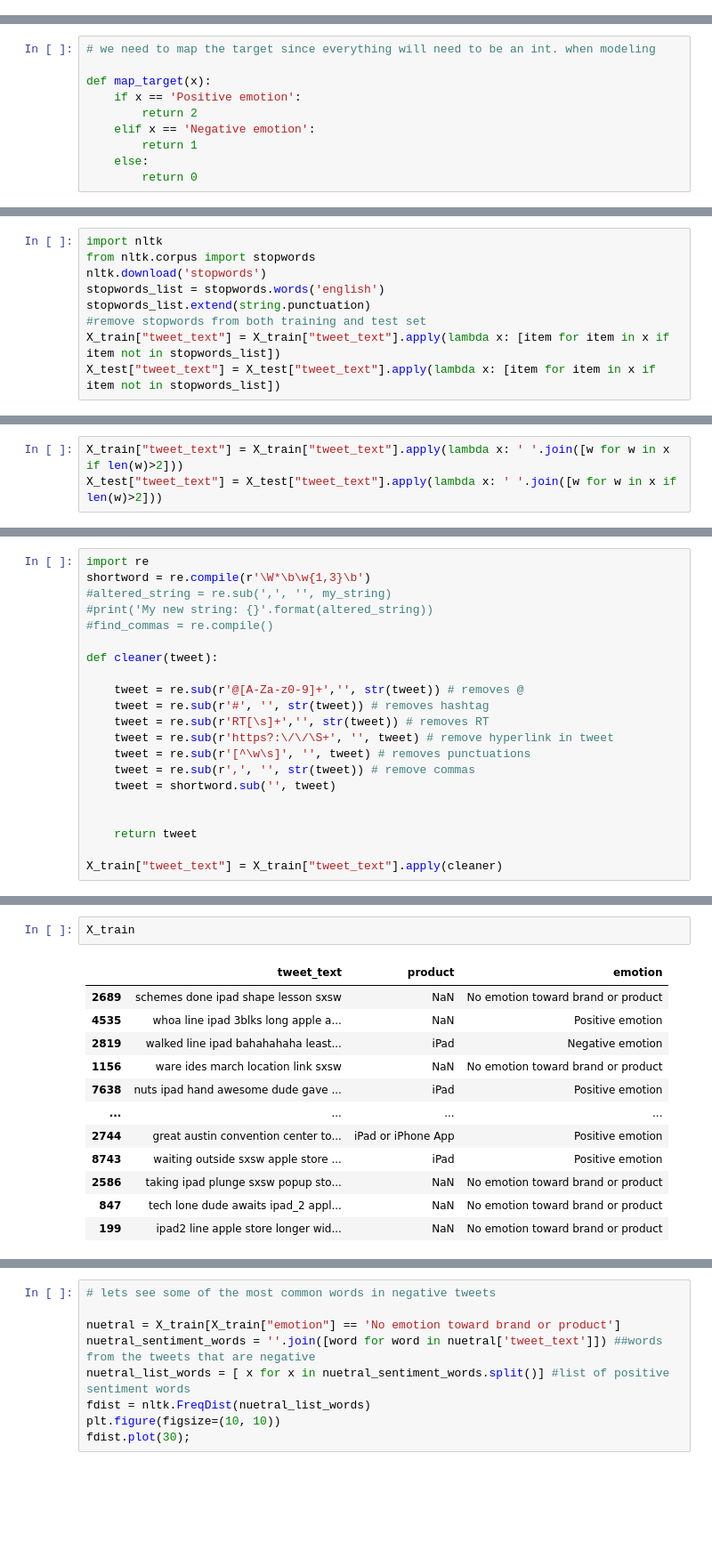
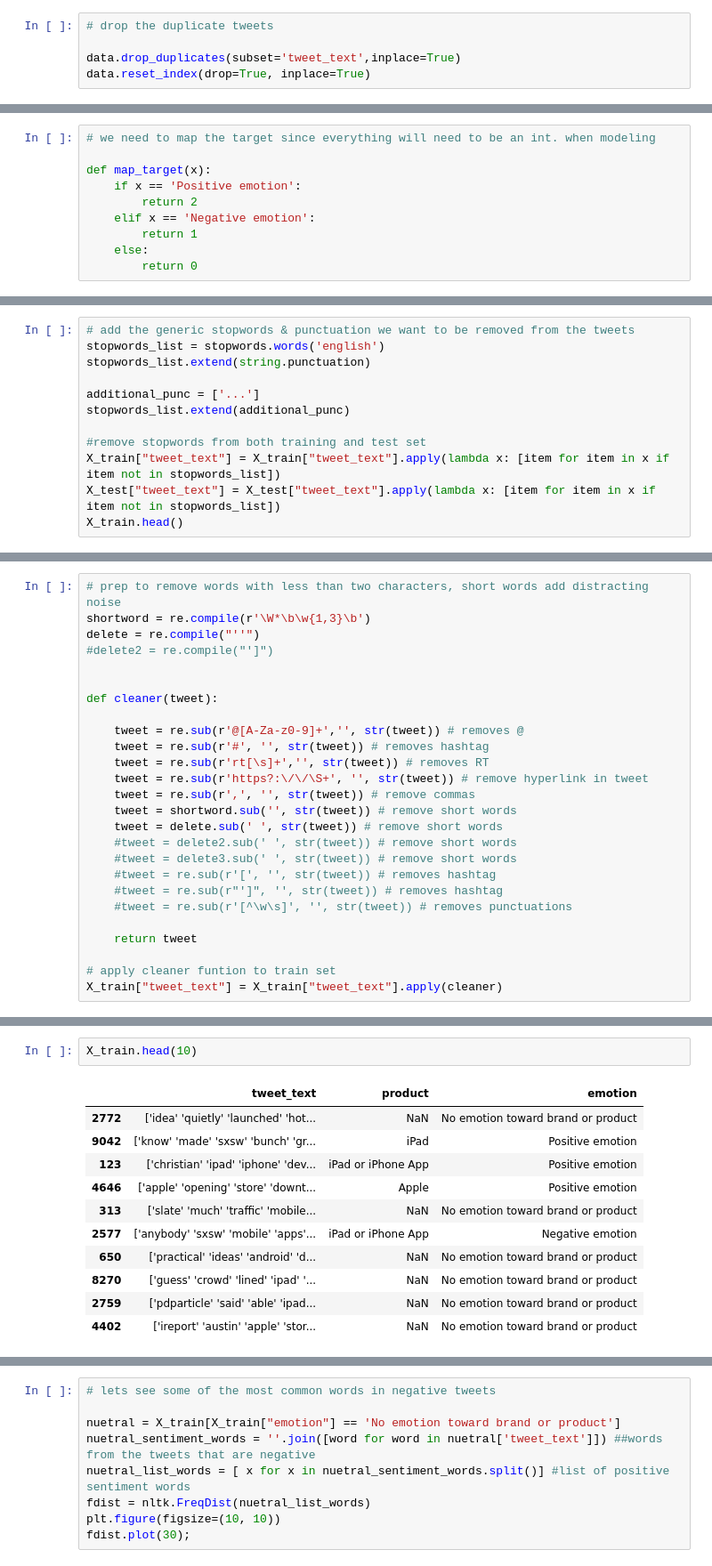
Before and after one commit to rachelfein/Twitter-Sentiment-Analysis, a Jupyter notebook: Twitter Sentiment Analysis.ipynb, the cells around one changed output, grey strips where cells are left out. Shown at 89% size. Cells and saved outputs as stored; diff of their text form; blank space fills up the shorter version.

```diff
--- a/Twitter Sentiment Analysis.ipynb
+++ b/Twitter Sentiment Analysis.ipynb
@@ -224,0 +229,5 @@ Code for data cleaning
+# %%
+# drop the duplicate tweets
+
+data.drop_duplicates(subset='tweet_text',inplace=True)
+data.reset_index(drop=True, inplace=True)
@@ -289,10 +320,13 @@ X_train.head()
 # %%
-import nltk
-from nltk.corpus import stopwords
-nltk.download('stopwords')
+# add the generic stopwords & punctuation we want to be removed from the tweets
 stopwords_list = stopwords.words('english')
 stopwords_list.extend(string.punctuation)
+
+additional_punc = ['...']
+stopwords_list.extend(additional_punc)
+
 #remove stopwords from both training and test set
 X_train["tweet_text"] = X_train["tweet_text"].apply(lambda x: [item for item in x if item not in stopwords_list])
 X_test["tweet_text"] = X_test["tweet_text"].apply(lambda x: [item for item in x if item not in stopwords_list])
+X_train.head()
 # %% [output]
@@ -302,3 +338,0 @@ X_test["tweet_text"] = X_test["tweet_text"].apply(lambda x: [item for item in x
-# %%
-X_train["tweet_text"] = X_train["tweet_text"].apply(lambda x: ' '.join([w for w in x if len(w)>2]))
-X_test["tweet_text"] = X_test["tweet_text"].apply(lambda x: ' '.join([w for w in x if len(w)>2]))
@@ -308,21 +347,26 @@ X_test["tweet_text"] = X_test["tweet_text"].str.lower()
 # %%
-import re
+# prep to remove words with less than two characters, short words add distracting noise
 shortword = re.compile(r'\W*\b\w{1,3}\b')
-#altered_string = re.sub(',', '', my_string)
-#print('My new string: {}'.format(altered_string))
-#find_commas = re.compile()
+delete = re.compile("''")
+#delete2 = re.compile("']")
+
 
 def cleaner(tweet):
 
     tweet = re.sub(r'@[A-Za-z0-9]+','', str(tweet)) # removes @
     tweet = re.sub(r'#', '', str(tweet)) # removes hashtag
-    tweet = re.sub(r'RT[\s]+','', str(tweet)) # removes RT
-    tweet = re.sub(r'https?:\/\/\S+', '', tweet) # remove hyperlink in tweet
-    tweet = re.sub(r'[^\w\s]', '', tweet) # removes punctuations
+    tweet = re.sub(r'rt[\s]+','', str(tweet)) # removes RT
+    tweet = re.sub(r'https?:\/\/\S+', '', str(tweet)) # remove hyperlink in tweet
     tweet = re.sub(r',', '', str(tweet)) # remove commas
-    tweet = shortword.sub('', tweet)
-
+    tweet = shortword.sub('', str(tweet)) # remove short words
+    tweet = delete.sub(' ', str(tweet)) # remove short words
+    #tweet = delete2.sub(' ', str(tweet)) # remove short words
+    #tweet = delete3.sub(' ', str(tweet)) # remove short words
+    #tweet = re.sub(r'[', '', str(tweet)) # removes hashtag
+    #tweet = re.sub(r"']", '', str(tweet)) # removes hashtag
+    #tweet = re.sub(r'[^\w\s]', '', str(tweet)) # removes punctuations
 
     return tweet
 
+# apply cleaner funtion to train set
 X_train["tweet_text"] = X_train["tweet_text"].apply(cleaner)
@@ -329,15 +393,14 @@ X_train["tweet_text"] = X_train["tweet_text"].apply(cleaner)
 # %%
-X_train
+X_train.head(10)
 # %% [output]
 |  | tweet_text | product | emotion |
-| 2689 | schemes done ipad shape lesson sxsw | NaN | No emotion toward brand or product |
-| 4535 | whoa line ipad 3blks long apple a... | NaN | Positive emotion |
-| 2819 | walked line ipad bahahahaha least... | iPad | Negative emotion |
-| 1156 | ware ides march location link sxsw | NaN | No emotion toward brand or product |
-| 7638 | nuts ipad hand awesome dude gave ... | iPad | Positive emotion |
-| ... | ... | ... | ... |
-| 2744 | great austin convention center to... | iPad or iPhone App | Positive emotion |
-| 8743 | waiting outside sxsw apple store ... | iPad | Positive emotion |
-| 2586 | taking ipad plunge sxsw popup sto... | NaN | No emotion toward brand or product |
-| 847 | tech lone dude awaits ipad_2 appl... | NaN | No emotion toward brand or product |
-| 199 | ipad2 line apple store longer wid... | NaN | No emotion toward brand or product |
+| 2772 | ['idea' 'quietly' 'launched' 'hot... | NaN | No emotion toward brand or product |
+| 9042 | ['know' 'made' 'sxsw' 'bunch' 'gr... | iPad | Positive emotion |
+| 123 | ['christian' 'ipad' 'iphone' 'dev... | iPad or iPhone App | Positive emotion |
+| 4646 | ['apple' 'opening' 'store' 'downt... | Apple | Positive emotion |
+| 313 | ['slate' 'much' 'traffic' 'mobile... | NaN | No emotion toward brand or product |
+| 2577 | ['anybody' 'sxsw' 'mobile' 'apps'... | iPad or iPhone App | Negative emotion |
+| 650 | ['practical' 'ideas' 'android' 'd... | NaN | No emotion toward brand or product |
+| 8270 | ['guess' 'crowd' 'lined' 'ipad' '... | NaN | No emotion toward brand or product |
+| 2759 | ['pdparticle' 'said' 'able' 'ipad... | NaN | No emotion toward brand or product |
+| 4402 | ['ireport' 'austin' 'apple' 'stor... | NaN | No emotion toward brand or product |
```
Also changed, not shown: parts of 61 cells of this notebook.
